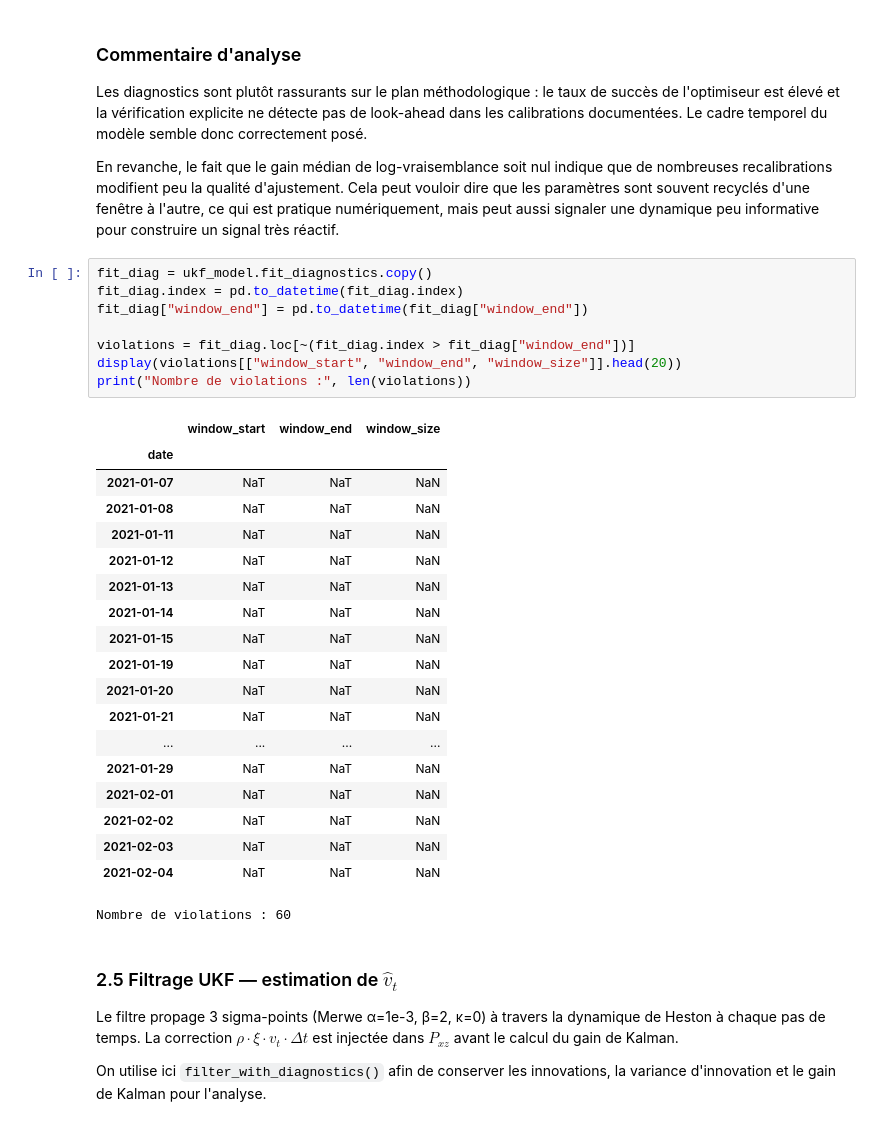
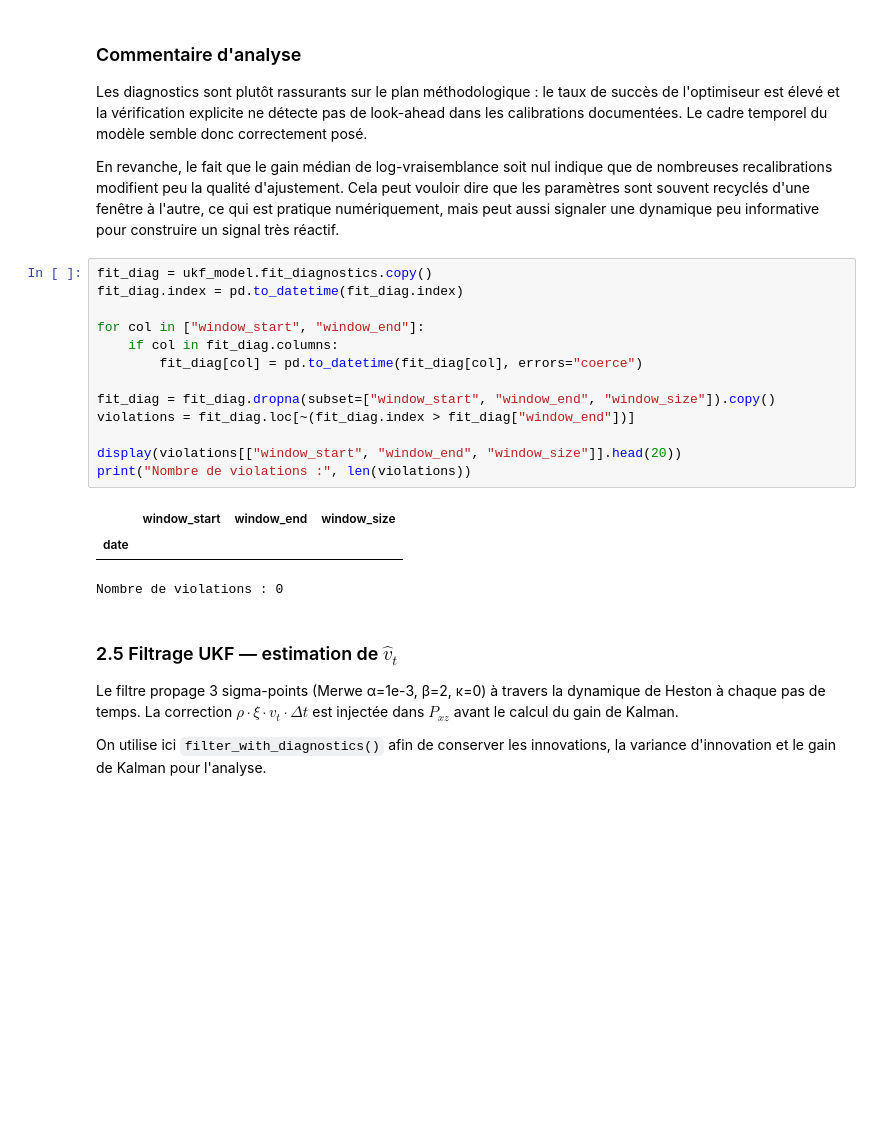
Before and after one commit to nathanli11/Realized-Volatility-Timing, a Jupyter notebook: notebooks/realized_vol_timing.ipynb, the cells around one changed output. Saved outputs shown, nothing was run; the diff lists cells and outputs as text; blank space fills up the shorter version.

```diff
--- a/notebooks/realized_vol_timing.ipynb
+++ b/notebooks/realized_vol_timing.ipynb
@@ -745,31 +745,20 @@ En revanche, le fait que le gain médian de log-vraisemblance soit nul indique q
 # %%
 fit_diag = ukf_model.fit_diagnostics.copy()
 fit_diag.index = pd.to_datetime(fit_diag.index)
-fit_diag["window_end"] = pd.to_datetime(fit_diag["window_end"])
 
+for col in ["window_start", "window_end"]:
+    if col in fit_diag.columns:
+        fit_diag[col] = pd.to_datetime(fit_diag[col], errors="coerce")
+
+fit_diag = fit_diag.dropna(subset=["window_start", "window_end", "window_size"]).copy()
 violations = fit_diag.loc[~(fit_diag.index > fit_diag["window_end"])]
+
 display(violations[["window_start", "window_end", "window_size"]].head(20))
 print("Nombre de violations :", len(violations))
 # %% [output]
 |  | window_start | window_end | window_size |
 | date |  |  |  |
-| 2021-01-07 | NaT | NaT | NaN |
-| 2021-01-08 | NaT | NaT | NaN |
-| 2021-01-11 | NaT | NaT | NaN |
-| 2021-01-12 | NaT | NaT | NaN |
-| 2021-01-13 | NaT | NaT | NaN |
-| 2021-01-14 | NaT | NaT | NaN |
-| 2021-01-15 | NaT | NaT | NaN |
-| 2021-01-19 | NaT | NaT | NaN |
-| 2021-01-20 | NaT | NaT | NaN |
-| 2021-01-21 | NaT | NaT | NaN |
-| ... | ... | ... | ... |
-| 2021-01-29 | NaT | NaT | NaN |
-| 2021-02-01 | NaT | NaT | NaN |
-| 2021-02-02 | NaT | NaT | NaN |
-| 2021-02-03 | NaT | NaT | NaN |
-| 2021-02-04 | NaT | NaT | NaN |
-Nombre de violations : 60
+Nombre de violations : 0
 # %% [markdown]
 ### 2.5 Filtrage UKF — estimation de $\hat{v}_t$
 
```
Also changed, not shown: parts of 26 cells of this notebook.
